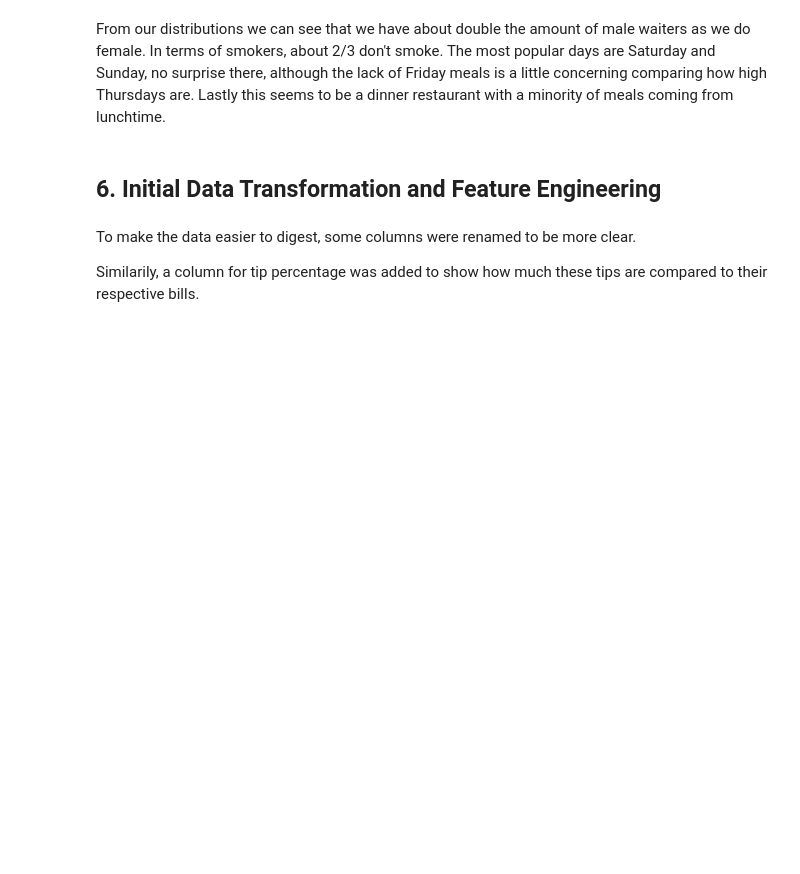
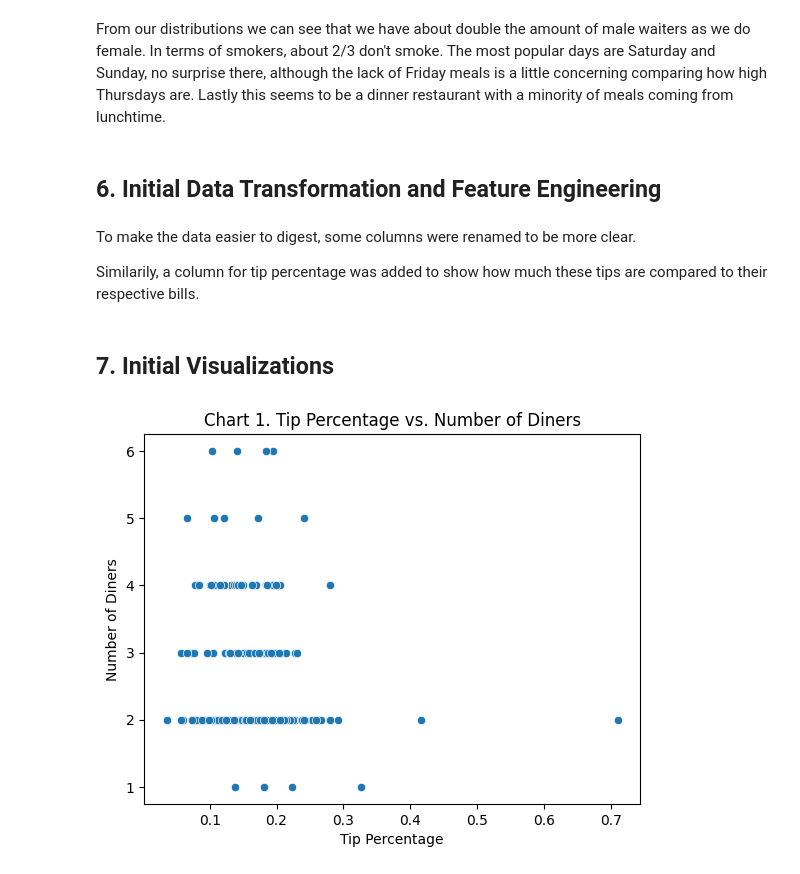
Before and after one commit to DMill31/datafun-06-eda, a Jupyter notebook: miller_eda.ipynb, the cells around one changed output. Drawn from its saved outputs; the diff is of its cells as text; code cells hidden in the pictures; blank space fills up the shorter version.

```diff
--- a/miller_eda.ipynb
+++ b/miller_eda.ipynb
@@ -140,3 +140,18 @@ tips_df['Tip Percentage'] = tips_df['Tip'] / tips_df['Total Bill']
 To make the data easier to digest, some columns were renamed to be more clear.
 
 Similarily, a column for tip percentage was added to show how much these tips are compared to their respective bills.
+# %% [markdown]
+## 7. Initial Visualizations
+# %%
+# Create a scatter plot
+scatter_plt = sns.scatterplot(x='Tip Percentage', y='Number of Diners', data=tips_df)
+
+# Set the title and labels
+scatter_plt.set_title('Chart 1. Tip Percentage vs. Number of Diners')
+scatter_plt.set_xlabel('Tip Percentage')
+scatter_plt.set_ylabel('Number of Diners')
+
+# Show the plot
+matplotlib.pyplot.show()
+# %% [output]
+[figure, added]
```
Also changed, not shown: parts of 5 cells of this notebook, 1 other file.
